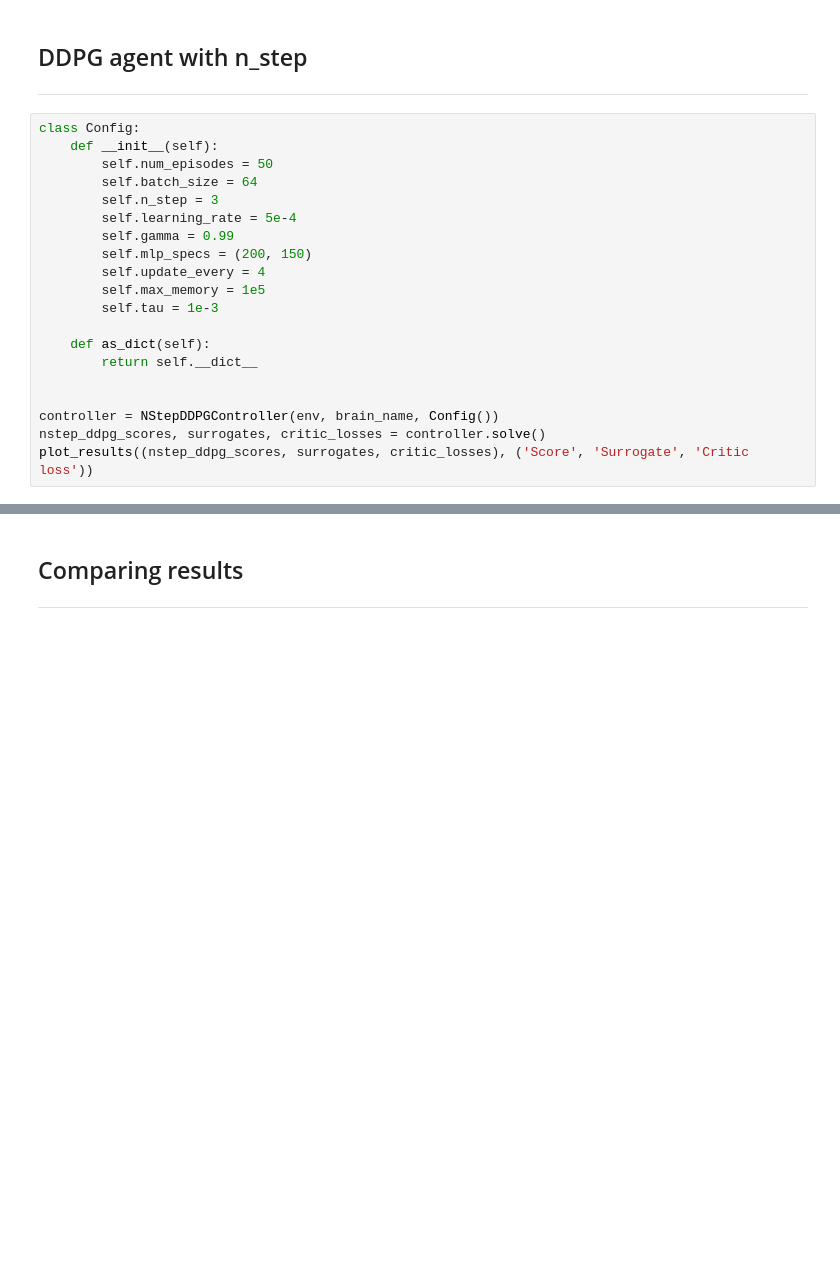
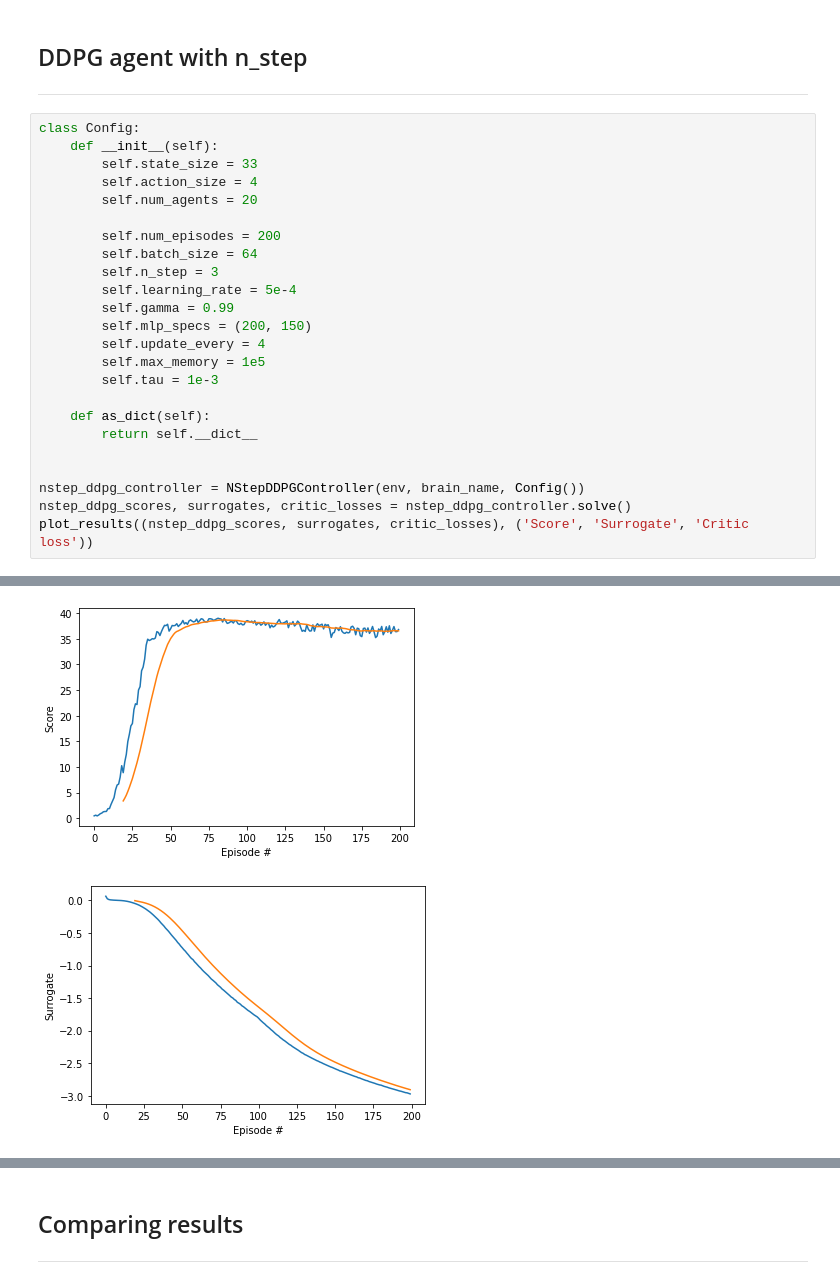
Before and after one commit to guillaumeboniface/reacher, a Jupyter notebook: solution_walkthrough.ipynb, the cells around one changed output, grey strips where cells are left out. Cells and saved outputs as stored; diff of their text form; blank space fills up the shorter version.

```diff
--- a/solution_walkthrough.ipynb
+++ b/solution_walkthrough.ipynb
@@ -120,7 +135,11 @@ plot_results((ddpg_scores, surrogates, critic_losses), ('Score', 'Surrogate', 'C
 # %%
 class Config:
     def __init__(self):
-        self.num_episodes = 50
+        self.state_size = 33
+        self.action_size = 4
+        self.num_agents = 20
+
+        self.num_episodes = 200
         self.batch_size = 64
         self.n_step = 3
         self.learning_rate = 5e-4
@@ -134,6 +153,7 @@ class Config:
         return self.__dict__
 
 
-controller = NStepDDPGController(env, brain_name, Config())
-nstep_ddpg_scores, surrogates, critic_losses = controller.solve()
+nstep_ddpg_controller = NStepDDPGController(env, brain_name, Config())
+nstep_ddpg_scores, surrogates, critic_losses = nstep_ddpg_controller.solve()
 plot_results((nstep_ddpg_scores, surrogates, critic_losses), ('Score', 'Surrogate', 'Critic loss'))
+# %% [output]
@@ -139,0 +161,2 @@ plot_results((nstep_ddpg_scores, surrogates, critic_losses), ('Score', 'Surrogat
+[figure, added]
+[figure, added]
```
Also changed, not shown: parts of 6 cells of this notebook, 9 other files.
